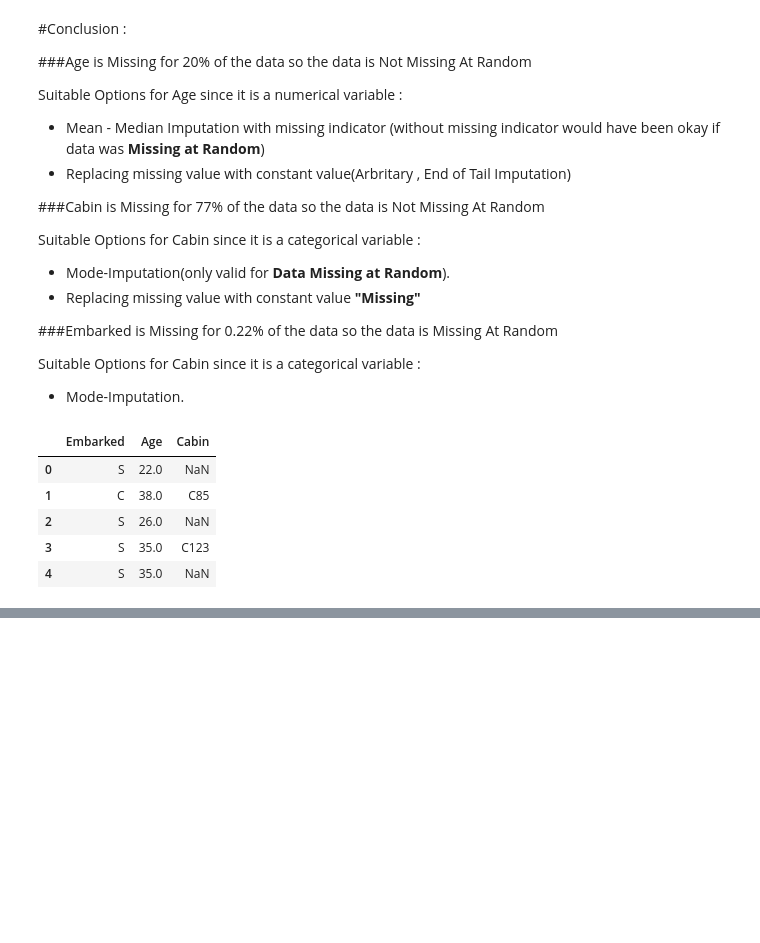
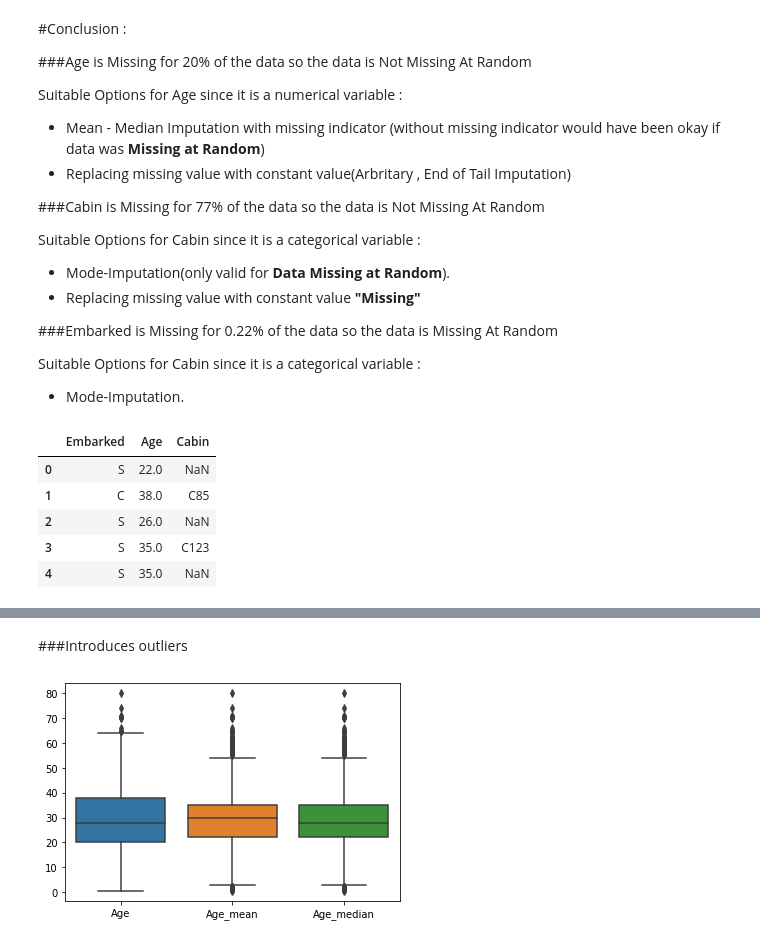
Before and after one commit to Suddhaswatta/Missing-Data-Imputation, a Jupyter notebook: Titanic_Missing_Explanatory_Data_Analysis.ipynb, the cells around one changed output, grey strips where cells are left out. Drawn from its saved outputs; the diff is of its cells as text; code cells hidden in the pictures; blank space fills up the shorter version.

```diff
--- a/Titanic_Missing_Explanatory_Data_Analysis.ipynb
+++ b/Titanic_Missing_Explanatory_Data_Analysis.ipynb
@@ -105,0 +165,7 @@ missing_cat_var=[var for var in df_missing.columns if np.dtype(df[var])=='O']
+# %% [markdown]
+###Introduces outliers
+# %%
+ax = sns.boxplot(data=df_missing_age)
+plt.show()
+# %% [output]
+[figure, added]
```
Also changed, not shown: parts of 21 cells of this notebook.
